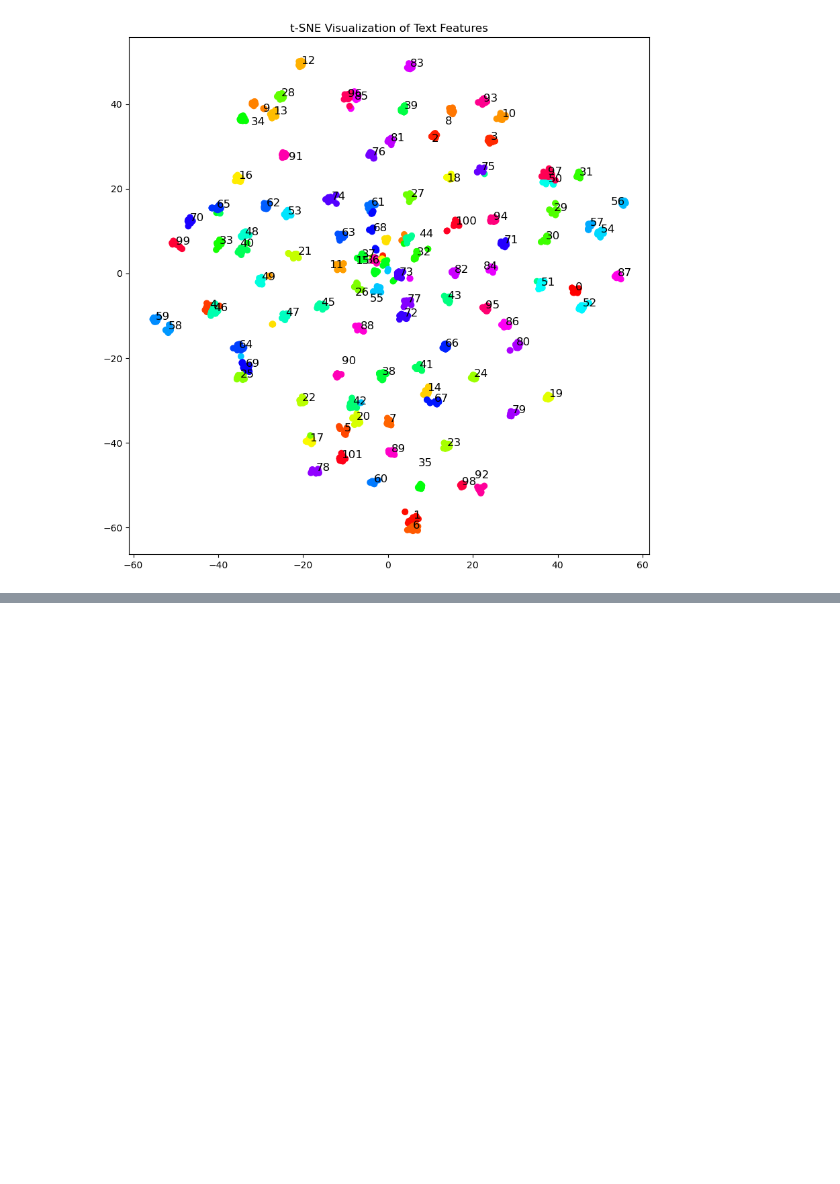
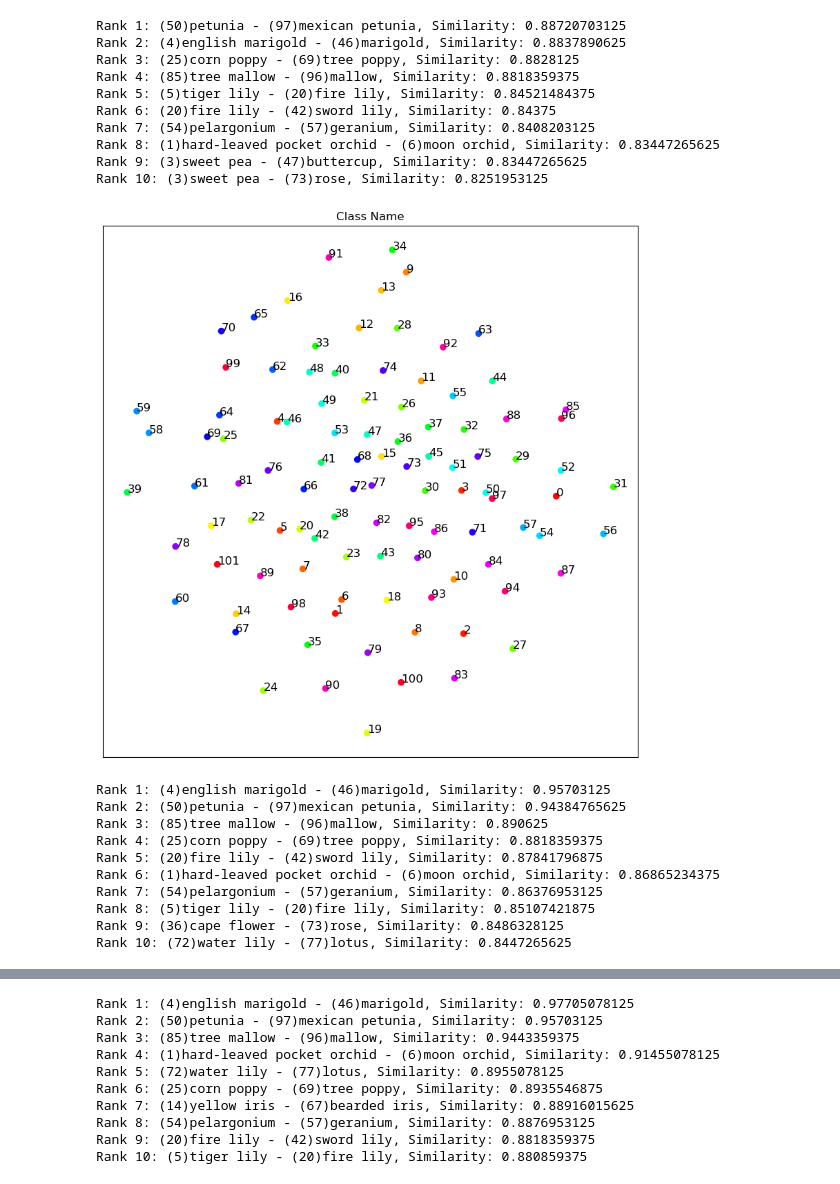
Before and after one commit to oz-e/applied-ml, a Jupyter notebook: tSNE_similarity_on_text_flower.ipynb, the cells around one changed output, grey strips where cells are left out. Drawn from its saved outputs; the diff is of its cells as text; code cells hidden in the pictures; blank space fills up the shorter version.

```diff
--- a/tSNE_similarity_on_text_flower.ipynb
+++ b/tSNE_similarity_on_text_flower.ipynb
@@ -253,16 +215,57 @@ Rank 9: (5)tiger lily - (20)fire lily, Similarity: 0.880859375
+# %%
+all_label_ids = np.concatenate([cls_name_label_ids, template_label_ids, gpt3_label_ids])
+all_features = np.concatenate([cls_name_features, template_text_features, gpt3_text_features])
+
+cls_name_start_idx = 0
+template_start_idx = len(cls_name_features)
+gpt3_start_idx = len(cls_name_features) + len(template_text_features)
+
+cls_name_end_idx = len(cls_name_features)
+template_end_idx = len(cls_name_features) + len(template_text_features)
+gpt3_end_idx = len(cls_name_features) + len(template_text_features) + len(gpt3_text_features)
 # %%
 import sklearn.manifold
 
-tsne = sklearn.manifold.TSNE(n_components=2, random_state=42)
-tsne_features = tsne.fit_transform(text_features)
+tsne = sklearn.manifold.TSNE(n_components=2, random_state=42, perplexity=100)
+transformed_features = tsne.fit_transform(all_features)
 # %%
 import matplotlib.pyplot as plt
 
-plt.figure(figsize=(10, 10))
-plt.scatter(tsne_features[:, 0], tsne_features[:, 1], c=label_ids, cmap='hsv')
-for label_id in range(len(cls_names_sorted)):
-    plt.annotate(label_id, (tsne_features[label_ids == label_id, 0].mean(), tsne_features[label_ids == label_id, 1].mean()), fontsize=12)
-plt.title('t-SNE Visualization of Text Features')
-plt.show()
+def plot_features_2d(features, label_ids, title):
+    plt.figure(figsize=(10, 10))
+    plt.scatter(features[:, 0], features[:, 1], c=label_ids, cmap='hsv')
+    for label_id in range(len(cls_names_sorted)):
+        plt.annotate(label_id, (features[label_ids == label_id, 0].mean(), features[label_ids == label_id, 1].mean()), fontsize=12)
+    plt.xticks([])
+    plt.yticks([])
+    plt.title(title)
+    plt.show()
-# %% [output]
-[figure, removed]
+# %%
+print_top_similarity(cls_name_similarity)
+plot_features_2d(transformed_features[cls_name_start_idx:cls_name_end_idx], all_label_ids[cls_name_start_idx:cls_name_end_idx], "Class Name")
+print_top_similarity(template_similarity)
+plot_features_2d(transformed_features[template_start_idx:template_end_idx], all_label_ids[template_start_idx:template_end_idx], "Text Template")
+print_top_similarity(gpt3_similarity)
+plot_features_2d(transformed_features[gpt3_start_idx:gpt3_end_idx], all_label_ids[gpt3_start_idx:gpt3_end_idx], "GPT-3 Text")
+# %% [output]
+Rank 1: (50)petunia - (97)mexican petunia, Similarity: 0.88720703125
+Rank 2: (4)english marigold - (46)marigold, Similarity: 0.8837890625
+Rank 3: (25)corn poppy - (69)tree poppy, Similarity: 0.8828125
+Rank 4: (85)tree mallow - (96)mallow, Similarity: 0.8818359375
+Rank 5: (5)tiger lily - (20)fire lily, Similarity: 0.84521484375
+Rank 6: (20)fire lily - (42)sword lily, Similarity: 0.84375
+Rank 7: (54)pelargonium - (57)geranium, Similarity: 0.8408203125
+Rank 8: (1)hard-leaved pocket orchid - (6)moon orchid, Similarity: 0.83447265625
+Rank 9: (3)sweet pea - (47)buttercup, Similarity: 0.83447265625
+Rank 10: (3)sweet pea - (73)rose, Similarity: 0.8251953125
+[figure, added]
+Rank 1: (4)english marigold - (46)marigold, Similarity: 0.95703125
+Rank 2: (50)petunia - (97)mexican petunia, Similarity: 0.94384765625
+Rank 3: (85)tree mallow - (96)mallow, Similarity: 0.890625
+Rank 4: (25)corn poppy - (69)tree poppy, Similarity: 0.8818359375
+Rank 5: (20)fire lily - (42)sword lily, Similarity: 0.87841796875
+Rank 6: (1)hard-leaved pocket orchid - (6)moon orchid, Similarity: 0.86865234375
+Rank 7: (54)pelargonium - (57)geranium, Similarity: 0.86376953125
+Rank 8: (5)tiger lily - (20)fire lily, Similarity: 0.85107421875
+Rank 9: (36)cape flower - (73)rose, Similarity: 0.8486328125
+Rank 10: (72)water lily - (77)lotus, Similarity: 0.8447265625
@@ -268,0 +273,10 @@ plt.show()
+Rank 1: (4)english marigold - (46)marigold, Similarity: 0.97705078125
+Rank 2: (50)petunia - (97)mexican petunia, Similarity: 0.95703125
+Rank 3: (85)tree mallow - (96)mallow, Similarity: 0.9443359375
+Rank 4: (1)hard-leaved pocket orchid - (6)moon orchid, Similarity: 0.91455078125
+Rank 5: (72)water lily - (77)lotus, Similarity: 0.8955078125
+Rank 6: (25)corn poppy - (69)tree poppy, Similarity: 0.8935546875
+Rank 7: (14)yellow iris - (67)bearded iris, Similarity: 0.88916015625
+Rank 8: (54)pelargonium - (57)geranium, Similarity: 0.8876953125
+Rank 9: (20)fire lily - (42)sword lily, Similarity: 0.8818359375
+Rank 10: (5)tiger lily - (20)fire lily, Similarity: 0.880859375
```
Also changed, not shown: parts of 23 cells of this notebook.
